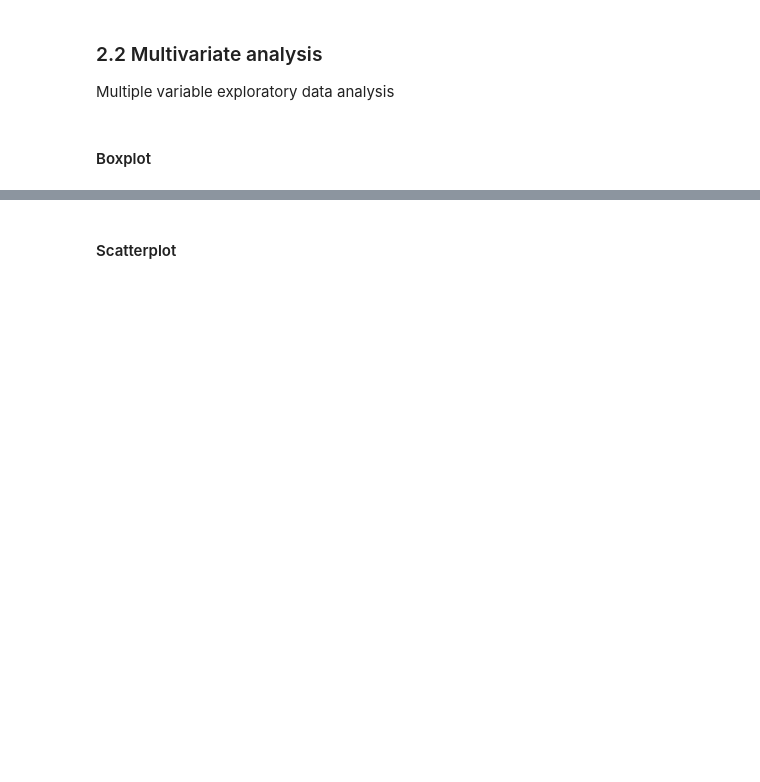
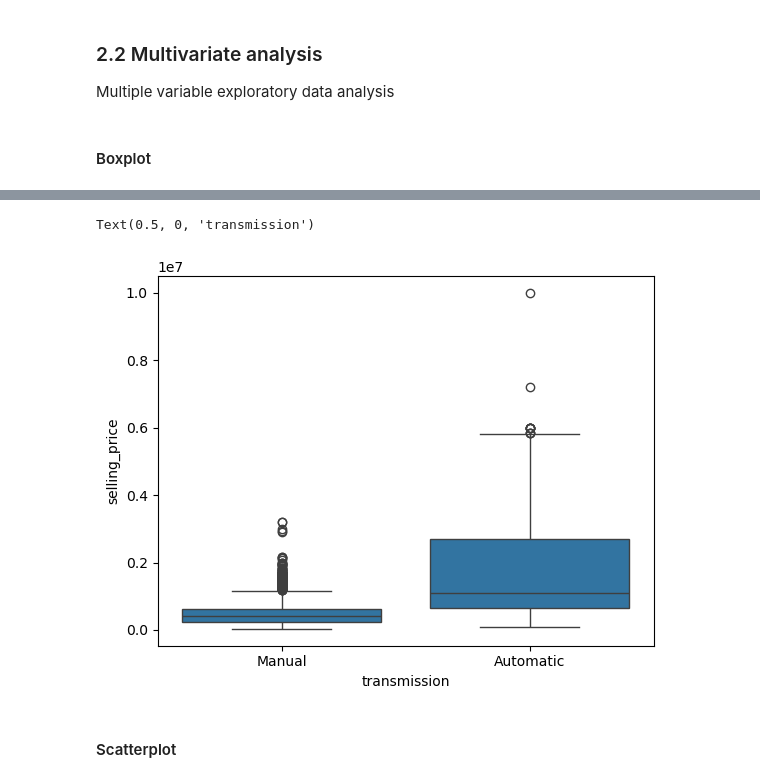
Before and after one commit to KaungHtetCho-22/ML-Assignments, a Jupyter notebook: A1_KaungHtetCho/notebooks/A1_Predicting_Car_Price.ipynb, the cells around one changed output, grey strips where cells are left out. Saved outputs shown, nothing was run; the diff lists cells and outputs as text; code cells hidden in the pictures; blank space fills up the shorter version.

```diff
--- a/A1_KaungHtetCho/notebooks/A1_Predicting_Car_Price.ipynb
+++ b/A1_KaungHtetCho/notebooks/A1_Predicting_Car_Price.ipynb
@@ -333,8 +364,11 @@ Multiple variable exploratory data analysis
 # %%
 # Let's try bar plot on "Status"
-sns.boxplot(x = df["status"], y = df["life-exp"]);
-plt.ylabel("Life Expectancy")
-plt.xlabel("Status")
+sns.boxplot(x = df['transmission'], y = df['selling_price']);
+plt.ylabel('selling_price')
+plt.xlabel('transmission')
+# %% [output]
+Text(0.5, 0, 'transmission')
+[figure, added]
 # %% [markdown]
 #### Scatterplot
 # %%
```
Also changed, not shown: parts of 47 cells of this notebook.
